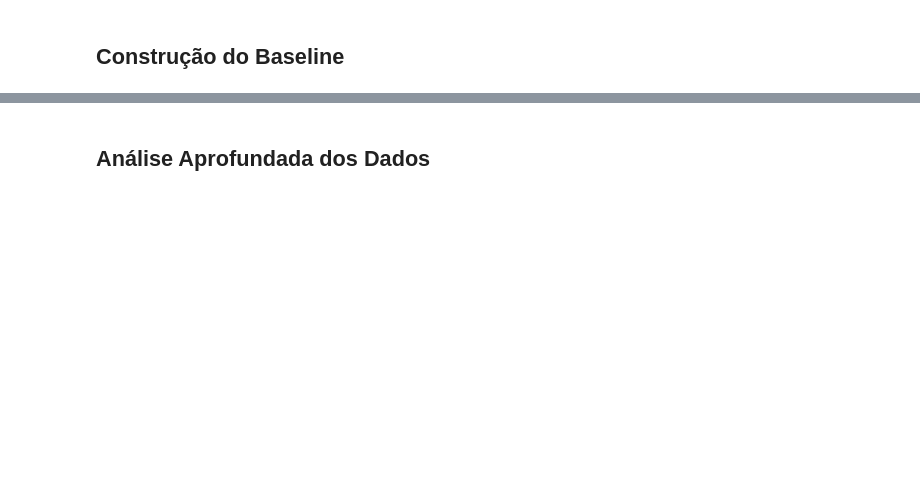
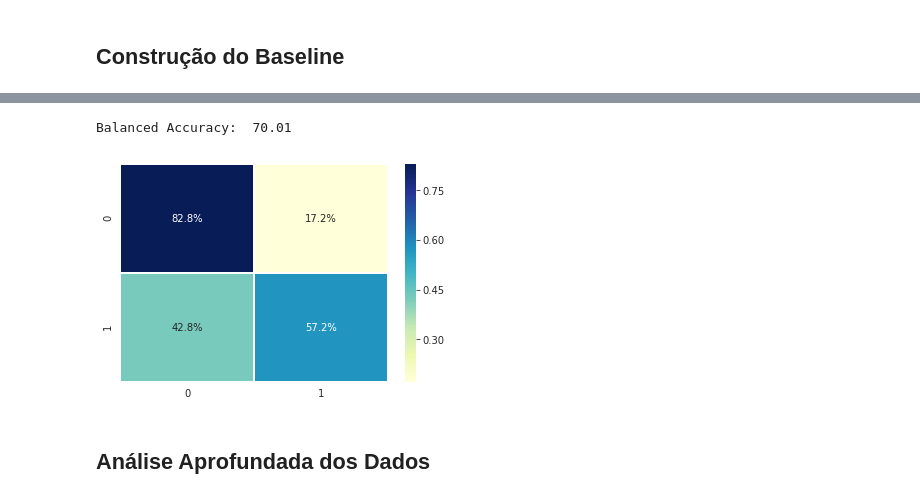
Before and after one commit to tmiessa/mdc-defaultcredit, a Jupyter notebook: mdc_defaultcredit.ipynb, the cells around one changed output, grey strips where cells are left out. Saved outputs shown, nothing was run; the diff lists cells and outputs as text; code cells hidden in the pictures; blank space fills up the shorter version.

```diff
--- a/mdc_defaultcredit.ipynb
+++ b/mdc_defaultcredit.ipynb
@@ -225,2 +324,19 @@ balanced acc: 0.666
+# %%
+predictions = svmS.predict(z_test)
+
+print('Balanced Accuracy: ', np.around(balanced_accuracy_score(y_test, predictions)*100, 2) )
+
+c = confusion_matrix(y_test, predictions)
+r = c / c.sum(axis=1)[:, np.newaxis]
+
+sns.set_style("whitegrid")
+plt.figure(figsize=(6, 4))
+# Matriz de Confusão:
+# 	Linhas: Real
+# 	Colunas: Predito
+sns.heatmap(r, linewidths=.5, cmap='YlGnBu', annot=True, fmt='.1%');
+# %% [output]
+Balanced Accuracy:  70.01
+[figure, added]
 # %% [markdown]
 ## Análise Aprofundada dos Dados
```
Also changed, not shown: parts of 24 cells of this notebook.
